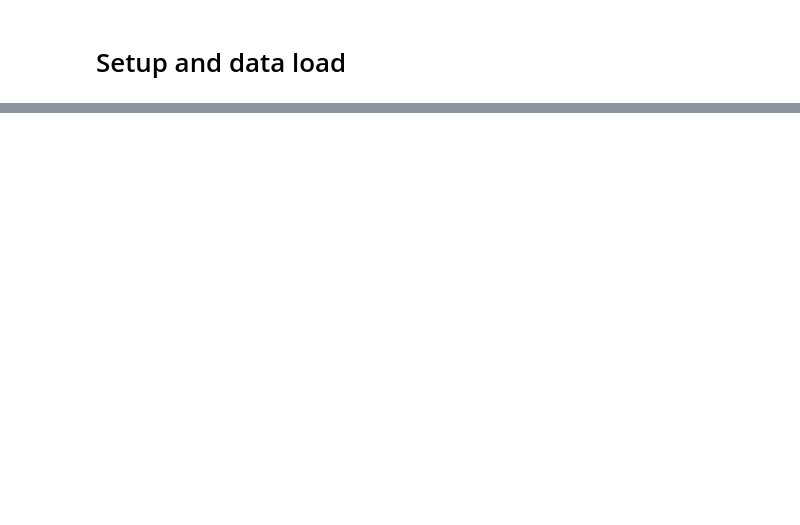
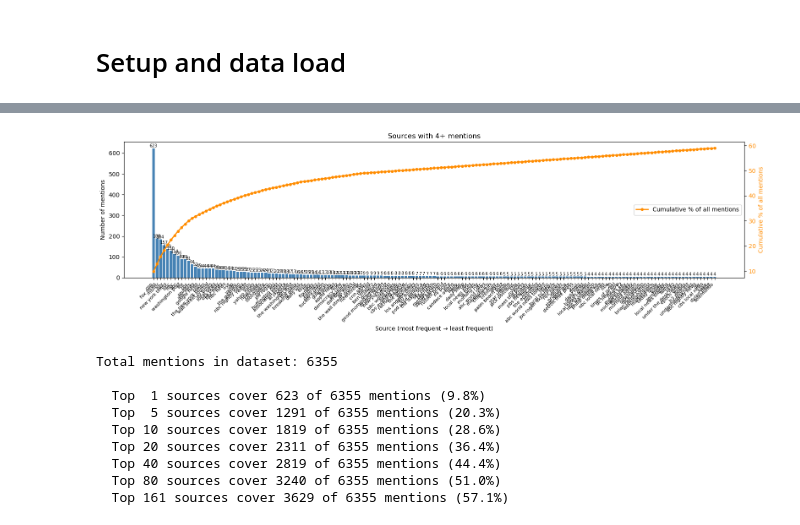
Before and after one commit to dzhtoktonova/New-source-pipeline, a Jupyter notebook: Source_extraction_pipeline.ipynb, the cells around one changed output, grey strips where cells are left out. Saved outputs shown, nothing was run; the diff lists cells and outputs as text; code cells hidden in the pictures; blank space fills up the shorter version.

```diff
--- a/Source_extraction_pipeline.ipynb
+++ b/Source_extraction_pipeline.ipynb
@@ -322,8 +17,0 @@ This tells us how much effort to put into Step 6.
-# %%
-thresholds = [80, 90, 95]
-print("Coverage:")
-for t in thresholds:
-    n = (freq_after_clean['cumulative_pct'] <= t).sum()
-    print(f"  Top {n} unique strings cover {t}% of all mentions")
-
-print(f"\nTotal unique strings: {len(freq_after_clean)}")
@@ -1243,0 +154,12 @@ To improve:
+# %%
+freq = all_cleaned.value_counts().reset_index()
+freq.columns = ['source', 'count']
+freq['cumulative_pct'] = (freq['count'].cumsum() / freq['count'].sum() * 100).round(1)
+
+top = freq[freq['count'] >= 4].copy()
+print(f"Strings mentioned 4+ times: {len(top)}")
+print(f"These cover {top['count'].sum()} of {len(all_cleaned)} total mentions "
+      f"({top['count'].sum()/len(all_cleaned)*100:.1f}%)")
+print()
+with pd.option_context('display.max_rows', 300, 'display.max_colwidth', 60):
+    print(top.to_string())
@@ -1243,0 +194,47 @@ To improve:
+# %%
+# Bar chart: top 40 sources on x axis, number of mentions on y axis
+# Cumulative line shows how many total mentions are covered by the top N sources
+
+total_mentions = freq['count'].sum()
+top40 = freq.head(161).copy()
+top40['pct'] = (top40['count'] / total_mentions * 100).round(1)
+top40['cumulative_pct'] = top40['pct'].cumsum().round(1)
+
+fig, ax = plt.subplots(figsize=(16, 5))
+bars = ax.bar(top40['source'], top40['count'], color='steelblue')
+ax.set_xlabel('Source (most frequent → least frequent)')
+ax.set_ylabel('Number of mentions')
+ax.set_title('Sources with 4+ mentions')
+plt.xticks(rotation=45, ha='right', fontsize=8)
+for bar, val in zip(bars, top40['count']):
+    ax.text(bar.get_x() + bar.get_width()/2, bar.get_height() + 1,
+            str(val), ha='center', va='bottom', fontsize=7)
+
+# Cumulative count line — shows how many total mentions are covered as you add more sources
+ax2 = ax.twinx()
+ax2.plot(top40['source'], top40['cumulative_pct'], color='darkorange',
+         marker='o', markersize=4, linewidth=2, label='Cumulative % of all mentions')
+ax2.set_ylabel('Cumulative % of all mentions', color='darkorange')
+ax2.tick_params(axis='y', labelcolor='darkorange')
+ax2.legend(loc='center right')
+
+plt.tight_layout()
+plt.savefig('dist_step3.png', dpi=150)
+plt.show()
+
+print(f"Total mentions in dataset: {total_mentions}")
+print()
+for n in [1, 5, 10, 20, 40, 80, 161]:
+    covered = top40.head(n)['count'].sum()
+    print(f"  Top {n:2d} sources cover {covered} of {total_mentions} mentions ({covered/total_mentions*100:.1f}%)")
+# %% [output]
+[figure, added]
+Total mentions in dataset: 6355
+
+  Top  1 sources cover 623 of 6355 mentions (9.8%)
+  Top  5 sources cover 1291 of 6355 mentions (20.3%)
+  Top 10 sources cover 1819 of 6355 mentions (28.6%)
+  Top 20 sources cover 2311 of 6355 mentions (36.4%)
+  Top 40 sources cover 2819 of 6355 mentions (44.4%)
+  Top 80 sources cover 3240 of 6355 mentions (51.0%)
+  Top 161 sources cover 3629 of 6355 mentions (57.1%)
```
Also changed, not shown: parts of 55 cells of this notebook.
